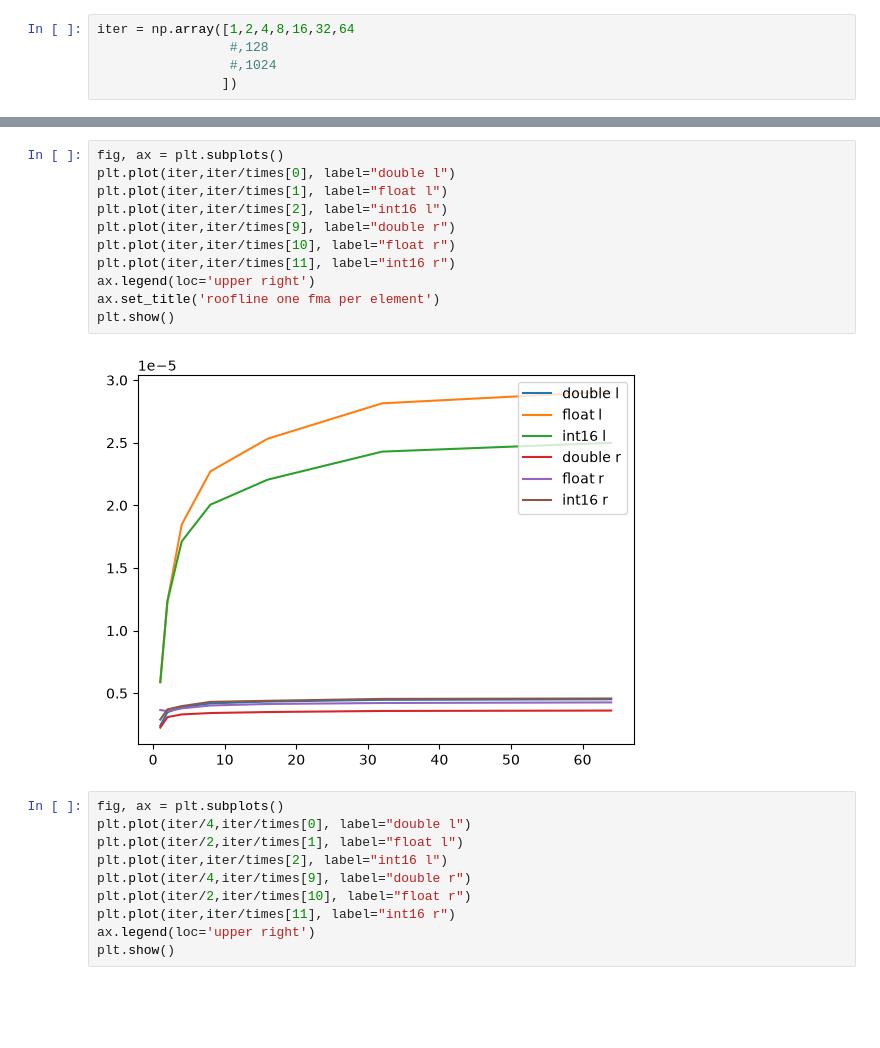
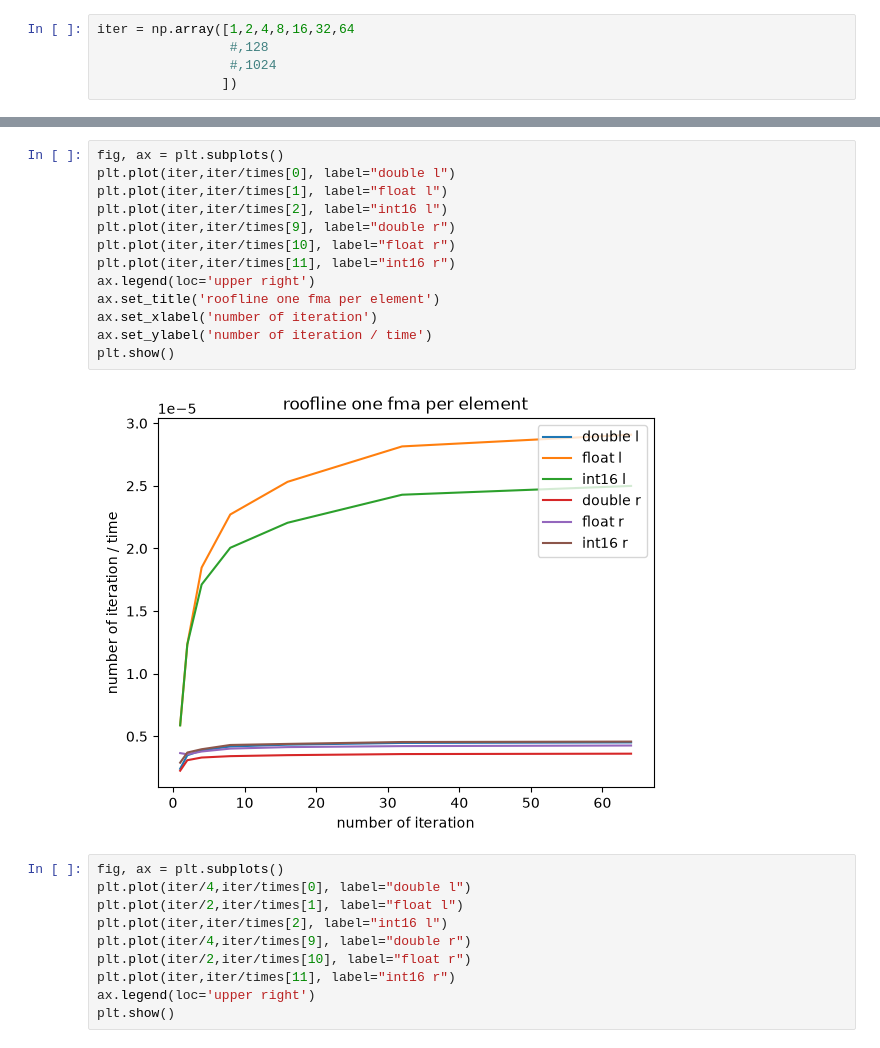
Before and after one commit to VinInn/pyTools, a Jupyter notebook: rooflineT4.ipynb, the cells around one changed output, grey strips where cells are left out. Drawn from its saved outputs; the diff is of its cells as text; blank space fills up the shorter version.

```diff
--- a/rooflineT4.ipynb
+++ b/rooflineT4.ipynb
@@ -54,16 +96,18 @@ plt.show()
 # %%
 fig, ax = plt.subplots()
 plt.plot(iter,iter/times[0], label="double l")
 plt.plot(iter,iter/times[1], label="float l")
 plt.plot(iter,iter/times[2], label="int16 l")
 plt.plot(iter,iter/times[9], label="double r")
 plt.plot(iter,iter/times[10], label="float r")
 plt.plot(iter,iter/times[11], label="int16 r")
 ax.legend(loc='upper right')
 ax.set_title('roofline one fma per element')
+ax.set_xlabel('number of iteration')
+ax.set_ylabel('number of iteration / time')
 plt.show()
 # %% [output]
-[figure, old version]
+[figure, new version]
 # %%
 fig, ax = plt.subplots()
 plt.plot(iter/4,iter/times[0], label="double l")
```
Also changed, not shown: parts of 6 cells of this notebook.
